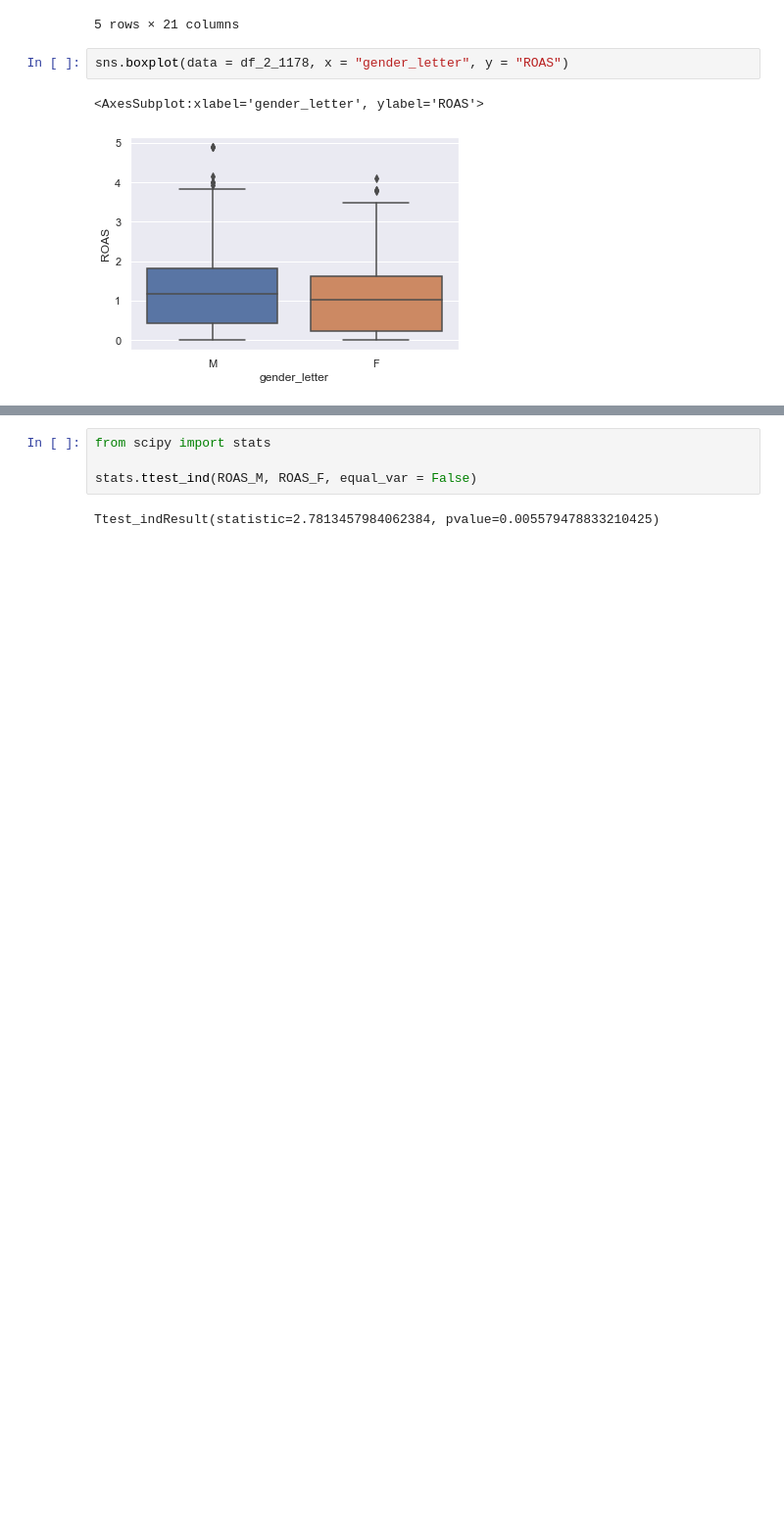
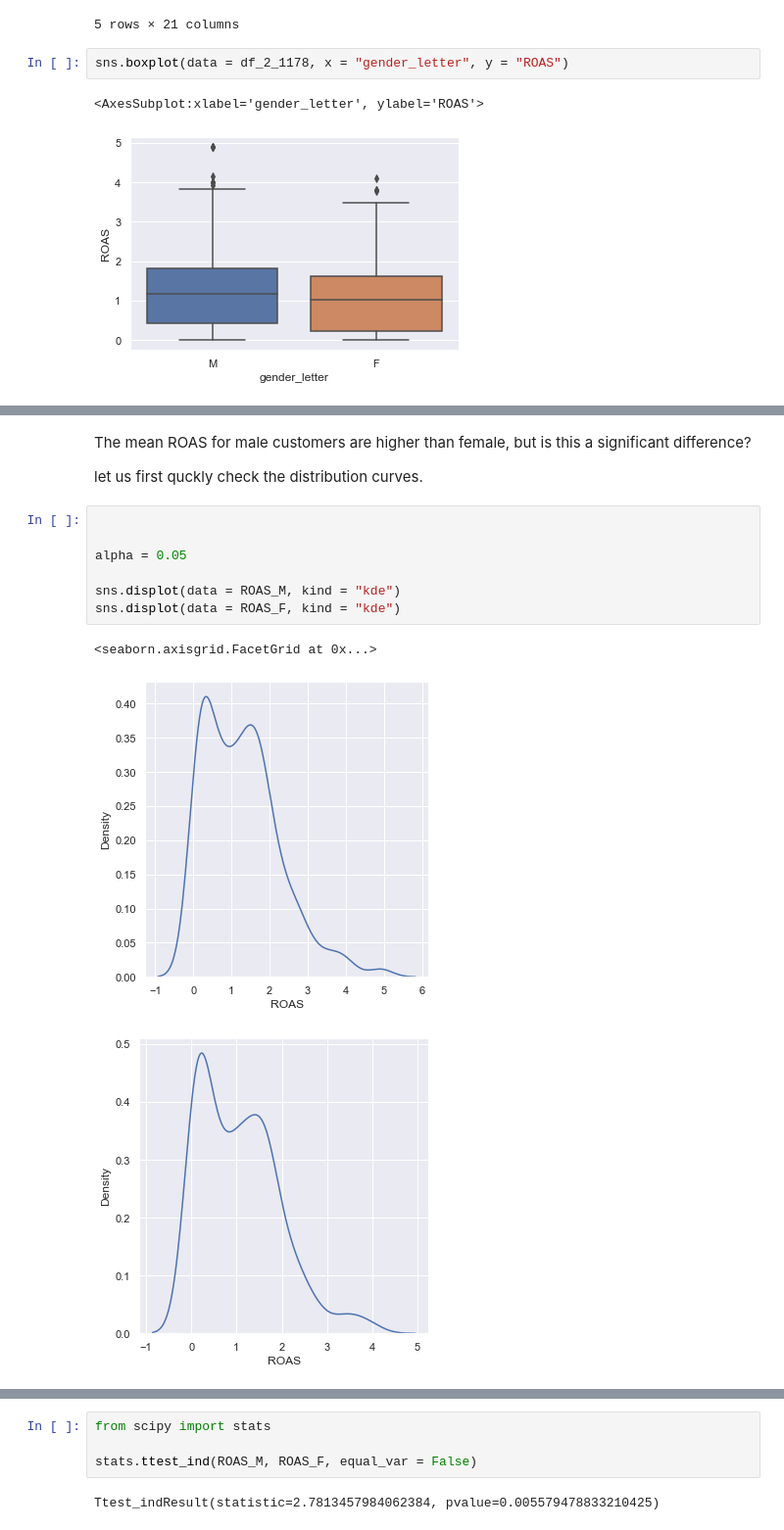
Before and after one commit to ftanveer/Digital-Advertising-ROI-Analysis, a Jupyter notebook: Click Sales Conversion.ipynb, the cells around one changed output, grey strips where cells are left out. Shown at 98% size. Cells and saved outputs as stored; diff of their text form; blank space fills up the shorter version.

```diff
--- a/Click Sales Conversion.ipynb
+++ b/Click Sales Conversion.ipynb
@@ -473,2 +458,18 @@ print("Mean ROAS for Female", ROAS_F_mean)
 # %% [output]
 Mean ROAS for Female 1.0705377163620702
+# %% [markdown]
+
+The mean ROAS for male customers are higher than female, but is this a significant difference?
+
+let us first quckly check the distribution curves.
+# %%
+
+
+alpha = 0.05
+
+sns.displot(data = ROAS_M, kind = "kde")
+sns.displot(data = ROAS_F, kind = "kde")
+# %% [output]
+<seaborn.axisgrid.FacetGrid at 0x...>
+[figure, added]
+[figure, added]
```
Also changed, not shown: parts of 18 cells of this notebook.
